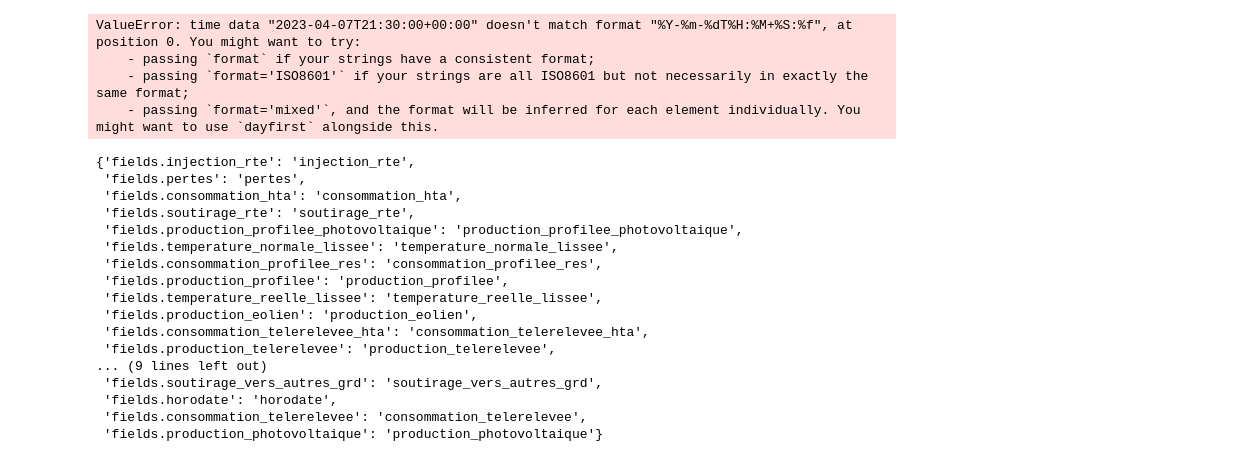
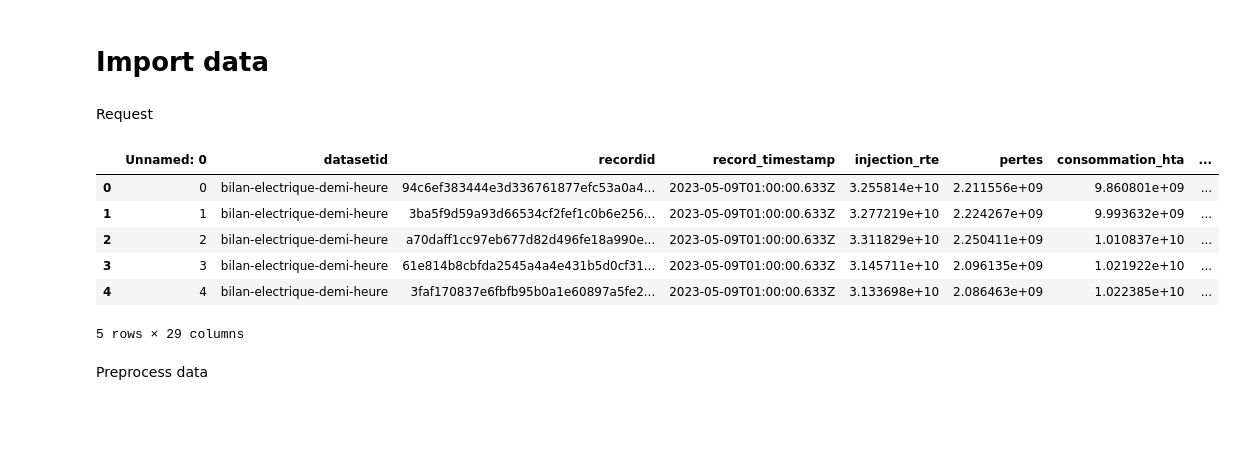
Before and after one commit to nathanbrites/EI_TS_CS, a Jupyter notebook: exploration.ipynb, the cells around one changed output. Drawn from its saved outputs; the diff is of its cells as text; code cells hidden in the pictures; blank space fills up the shorter version.

```diff
--- a/exploration.ipynb
+++ b/exploration.ipynb
@@ -8 +11,5 @@ import pandas as pd
+# %% [markdown]
+# Import data
+# %% [markdown]
+Request
 # %%
@@ -22,2 +32,16 @@ df.rename(columns=column_rename_dict, inplace=True)
+# %%
+df = pd.read_csv("data/bilan-electrique.csv")
+# %%
+df.head()
+# %% [output]
+|  | Unnamed: 0 | datasetid | recordid | record_timestamp | injection_rte | pertes | consommation_hta | ... |
+| 0 | 0 | bilan-electrique-demi-heure | 94c6ef383444e3d336761877efc53a0a4... | 2023-05-09T01:00:00.633Z | 3.255814e+10 | 2.211556e+09 | 9.860801e+09 | ... |
+| 1 | 1 | bilan-electrique-demi-heure | 3ba5f9d59a93d66534cf2fef1c0b6e256... | 2023-05-09T01:00:00.633Z | 3.277219e+10 | 2.224267e+09 | 9.993632e+09 | ... |
+| 2 | 2 | bilan-electrique-demi-heure | a70daff1cc97eb677d82d496fe18a990e... | 2023-05-09T01:00:00.633Z | 3.311829e+10 | 2.250411e+09 | 1.010837e+10 | ... |
+| 3 | 3 | bilan-electrique-demi-heure | 61e814b8cbfda2545a4a4e431b5d0cf31... | 2023-05-09T01:00:00.633Z | 3.145711e+10 | 2.096135e+09 | 1.021922e+10 | ... |
+| 4 | 4 | bilan-electrique-demi-heure | 3faf170837e6fbfb95b0a1e60897a5fe2... | 2023-05-09T01:00:00.633Z | 3.133698e+10 | 2.086463e+09 | 1.022385e+10 | ... |
+5 rows × 29 columns
+# %% [markdown]
+Preprocess data
 # %%
 columns = ["horodate", "consommation_hta"]
@@ -26,28 +47,0 @@ df = df[columns]
-# %%
-df["horodate"] = pd.to_datetime(df["horodate"],
-               format='yyy-MM-dd'T'HH:mm:ssZZZZ')
-# %% [output]
-ValueError: time data "2023-04-07T21:30:00+00:00" doesn't match format "%Y-%m-%dT%H:%M+%S:%f", at position 0. You might want to try:
-    - passing `format` if your strings have a consistent format;
-    - passing `format='ISO8601'` if your strings are all ISO8601 but not necessarily in exactly the same format;
-    - passing `format='mixed'`, and the format will be inferred for each element individually. You might want to use `dayfirst` alongside this.
-# %%
-column_rename_dict
-# %% [output]
-{'fields.injection_rte': 'injection_rte',
- 'fields.pertes': 'pertes',
- 'fields.consommation_hta': 'consommation_hta',
- 'fields.soutirage_rte': 'soutirage_rte',
- 'fields.production_profilee_photovoltaique': 'production_profilee_photovoltaique',
- 'fields.temperature_normale_lissee': 'temperature_normale_lissee',
- 'fields.consommation_profilee_res': 'consommation_profilee_res',
- 'fields.production_profilee': 'production_profilee',
- 'fields.temperature_reelle_lissee': 'temperature_reelle_lissee',
- 'fields.production_eolien': 'production_eolien',
- 'fields.consommation_telerelevee_hta': 'consommation_telerelevee_hta',
- 'fields.production_telerelevee': 'production_telerelevee',
-... (9 lines left out)
- 'fields.soutirage_vers_autres_grd': 'soutirage_vers_autres_grd',
- 'fields.horodate': 'horodate',
- 'fields.consommation_telerelevee': 'consommation_telerelevee',
- 'fields.production_photovoltaique': 'production_photovoltaique'}
```
Also changed, not shown: parts of 19 cells of this notebook, 1 other file.
